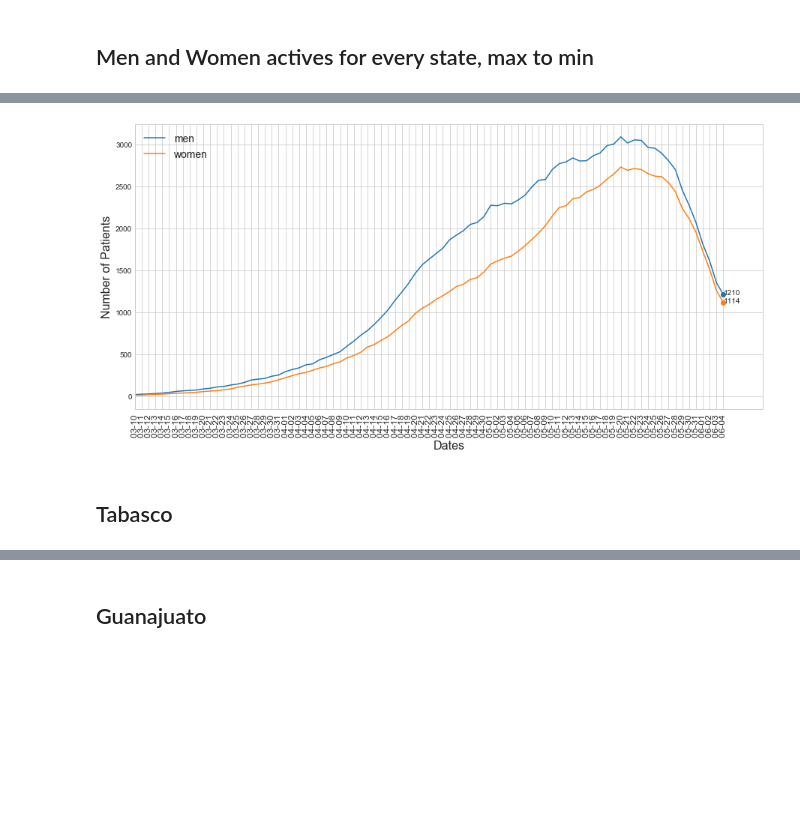
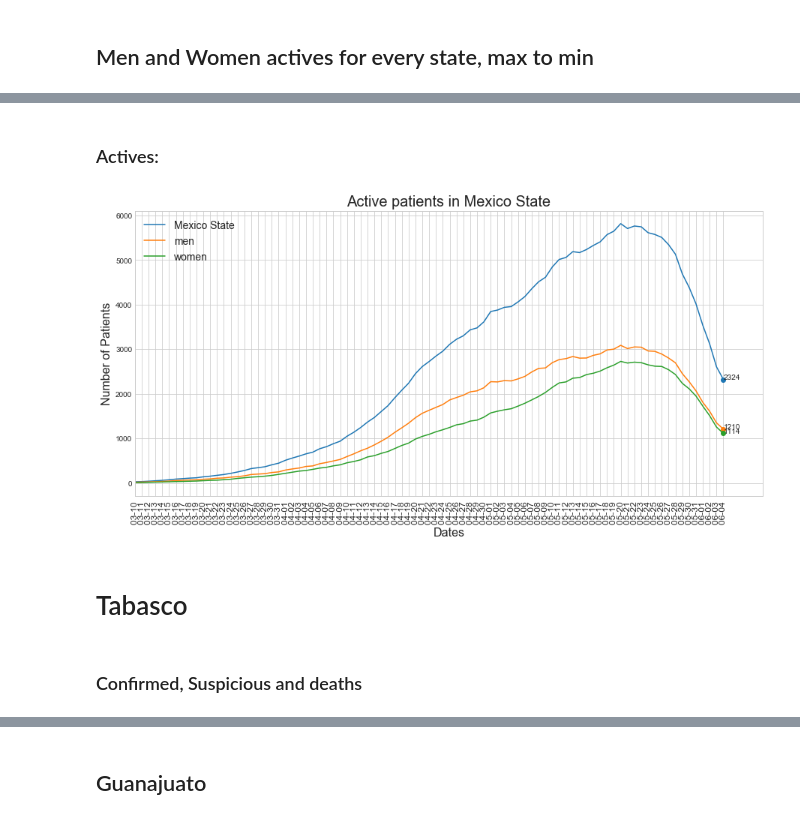
Before and after one commit to mesielepush/Covid19-Mexico-Data-Analysis-Jupyter-Notebook, a Jupyter notebook: MexicoCovidDescriptiveGeneral.ipynb, the cells around one changed output, grey strips where cells are left out. Drawn from its saved outputs; the diff is of its cells as text; code cells hidden in the pictures; blank space fills up the shorter version.

Commit message:
Plotting each state

```diff
--- a/MexicoCovidDescriptiveGeneral.ipynb
+++ b/MexicoCovidDescriptiveGeneral.ipynb
@@ -358,11 +394,19 @@ Covid.plot_actives(data  = [cdmx_men_active, cdmx_women_active],
+# %% [markdown]
+### Actives:
 # %%
+mexico_state_active       = Covid('MEXICO').patients().actives()
 mexico_state_men_active   = Covid('MEXICO').patients().men().actives()
 mexico_state_women_active = Covid('MEXICO').patients().women().actives()
 
-Covid.plot_actives(data  = [mexico_state_men_active, mexico_state_women_active],
-                   names = ['men','women'],
-                   trim = 20)
+Covid.plot_actives(data  = [mexico_state_active,
+                            mexico_state_men_active,
+                            mexico_state_women_active],
+                   names = ['Mexico State','men','women'],
+                   trim = 20,
+                   title = 'Active patients in Mexico State')
 # %% [output]
-[figure, old version]
+[figure, new version]
 # %% [markdown]
-## Tabasco
+# Tabasco
+# %% [markdown]
+### Confirmed, Suspicious and deaths
```
Also changed, not shown: parts of 55 cells of this notebook, 1 other file.
